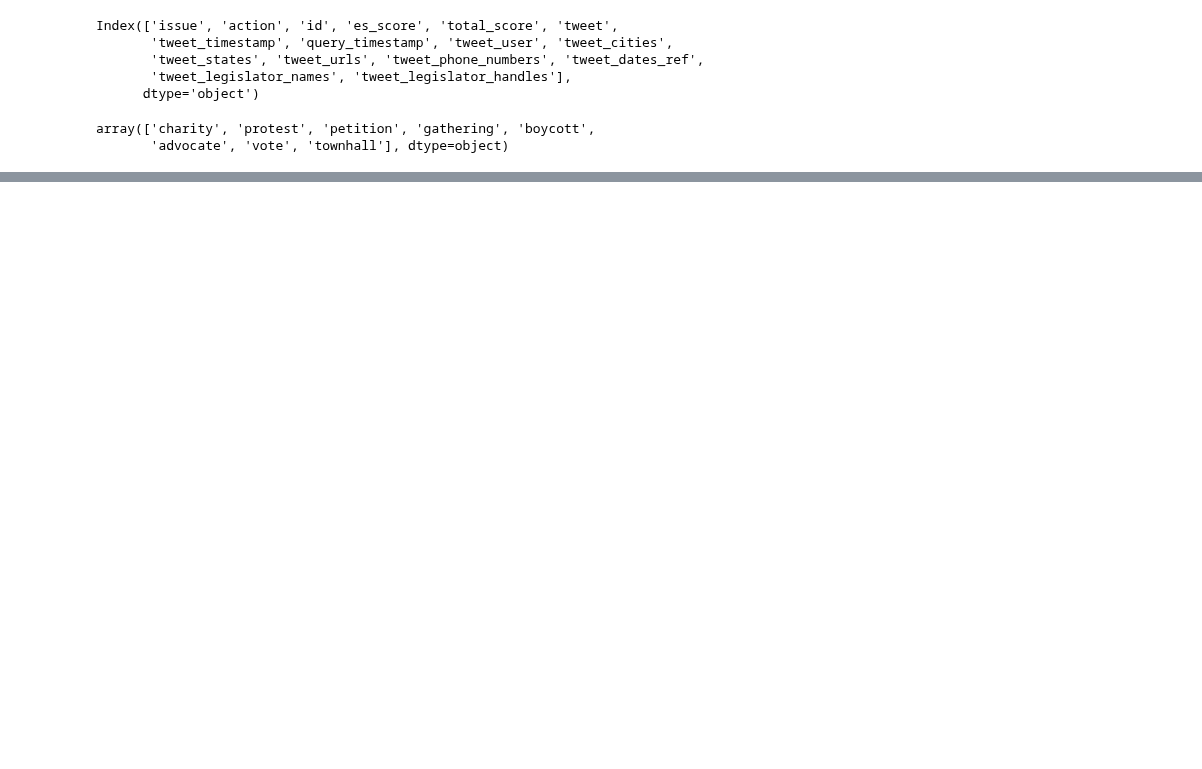
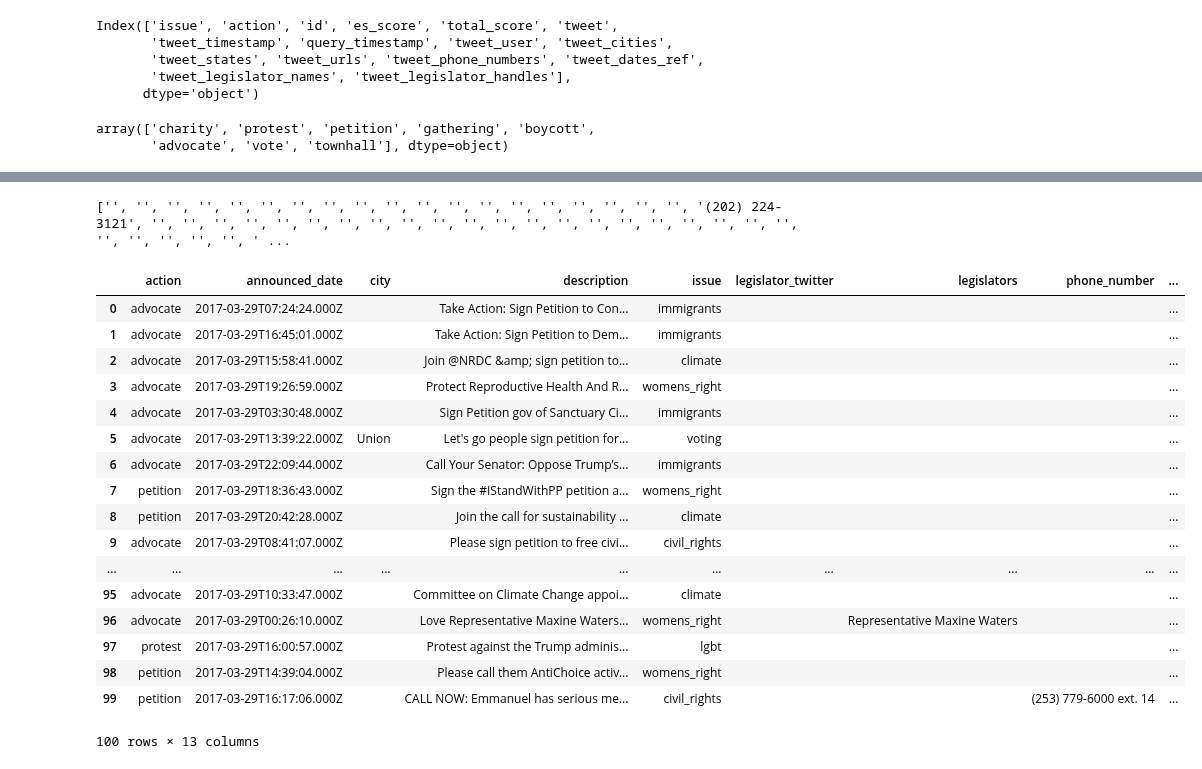
Before and after one commit to saffrydaffry/w210_imwithdata, a Jupyter notebook: imwithdata/imwithdata/es_etl/data_to_sql.ipynb, the cells around one changed output, grey strips where cells are left out. Cells and saved outputs as stored; diff of their text form; code cells hidden in the pictures; blank space fills up the shorter version.

```diff
--- a/imwithdata/imwithdata/es_etl/data_to_sql.ipynb
+++ b/imwithdata/imwithdata/es_etl/data_to_sql.ipynb
@@ -142,0 +89,13 @@ March 30th 8pm  Bowie  Join Mike Lyles and the NAACP Chapter at Bowie State Univ
+# %%
+issue_list = actions['issue'].tolist()
+action_list = actions['action'].tolist()
+id_list = actions['id'].tolist()
+
+es_score_list = actions['es_score'].tolist()
+total_score_list = actions['total_score'].tolist()
+tweet_list = actions['tweet'].tolist()
+tweet_timestamp_list = actions['tweet_timestamp'].tolist()
+query_timestamp_list = actions['query_timestamp'].tolist()
+user_list = actions['tweet_user'].tolist()
+# %%
+time_regex = re.compile(r'\d{1,2}(?:(?:am|pm)|(?::\d{1,2})(?:am|pm)?)', re.IGNORECASE)
@@ -142,0 +207,55 @@ March 30th 8pm  Bowie  Join Mike Lyles and the NAACP Chapter at Bowie State Univ
+# %%
+print(phone_numbers[:2000])
+# %% [output]
+['', '', '', '', '', '', '', '', '', '', '', '', '', '', '', '', '', '', '', '(202) 224-3121', '', '', '', '', '', '', '', '', '', '', '', '', '', '', '', '', '', '', '', '', '', '', '', '', '', '', ' ...
+# %%
+prepped_to_sql = pd.DataFrame(
+                        {'title': titles,
+                         'description': tweet_list,
+                         'action': action_list,
+                         'issue':issue_list,
+                         'total_score':total_score_list,
+                         'relevance_score':es_score_list,
+                         'legislators': legislators,
+                         'legislator_twitter': legislator_handles,
+                         'city':cities,
+                         'state':states,
+                         'phone_number': phone_numbers,
+                         'announced_date': tweet_timestamp_list,
+                         'query_date':query_timestamp_list
+                        })
+
+
+# * title
+# * description
+# * action
+# * issue
+# * total_score
+# * relevance_score
+# * legislators
+# * city
+# * state
+# * phone_numbers
+# * announced_date
+# * query_date
+# %%
+prepped_to_sql[:100]
+# %% [output]
+|  | action | announced_date | city | description | issue | legislator_twitter | legislators | phone_number | ... |
+| 0 | advocate | 2017-03-29T07:24:24.000Z |  | Take Action: Sign Petition to Con... | immigrants |  |  |  | ... |
+| 1 | advocate | 2017-03-29T16:45:01.000Z |  | Take Action: Sign Petition to Dem... | immigrants |  |  |  | ... |
+| 2 | advocate | 2017-03-29T15:58:41.000Z |  | Join @NRDC &amp; sign petition to... | climate |  |  |  | ... |
+| 3 | advocate | 2017-03-29T19:26:59.000Z |  | Protect Reproductive Health And R... | womens_right |  |  |  | ... |
+| 4 | advocate | 2017-03-29T03:30:48.000Z |  | Sign Petition gov of Sanctuary Ci... | immigrants |  |  |  | ... |
+| 5 | advocate | 2017-03-29T13:39:22.000Z | Union | Let's go people sign petition for... | voting |  |  |  | ... |
+| 6 | advocate | 2017-03-29T22:09:44.000Z |  | Call Your Senator: Oppose Trump’s... | immigrants |  |  |  | ... |
+| 7 | petition | 2017-03-29T18:36:43.000Z |  | Sign the #IStandWithPP petition a... | womens_right |  |  |  | ... |
+| 8 | petition | 2017-03-29T20:42:28.000Z |  | Join the call for sustainability ... | climate |  |  |  | ... |
+| 9 | advocate | 2017-03-29T08:41:07.000Z |  | Please sign petition to free civi... | civil_rights |  |  |  | ... |
+| ... | ... | ... | ... | ... | ... | ... | ... | ... | ... |
+| 95 | advocate | 2017-03-29T10:33:47.000Z |  | Committee on Climate Change appoi... | climate |  |  |  | ... |
+| 96 | advocate | 2017-03-29T00:26:10.000Z |  | Love Representative Maxine Waters... | womens_right |  | Representative Maxine Waters |  | ... |
+| 97 | protest | 2017-03-29T16:00:57.000Z |  | Protest against the Trump adminis... | lgbt |  |  |  | ... |
+| 98 | petition | 2017-03-29T14:39:04.000Z |  | Please call them AntiChoice activ... | womens_right |  |  |  | ... |
+| 99 | petition | 2017-03-29T16:17:06.000Z |  | CALL NOW: Emmanuel has serious me... | civil_rights |  |  | (253) 779-6000 ext. 14 | ... |
+100 rows × 13 columns
```
Also changed, not shown: parts of 9 cells of this notebook, 2 other files.
